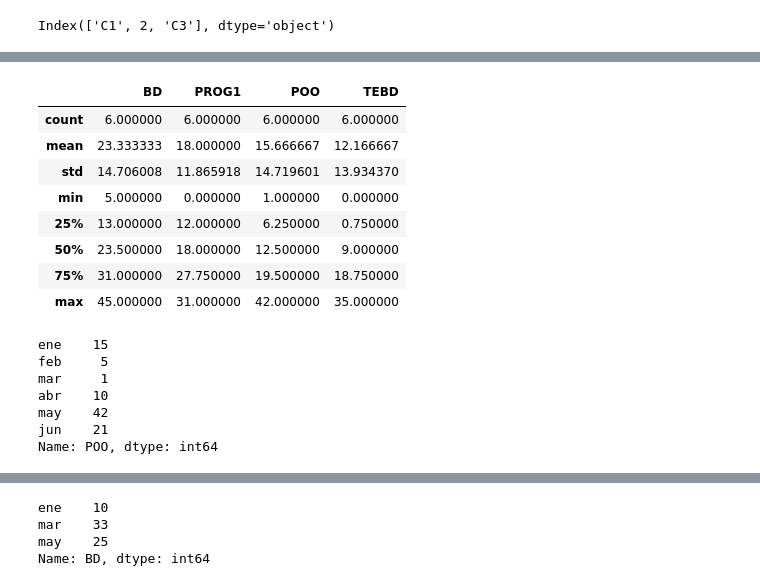
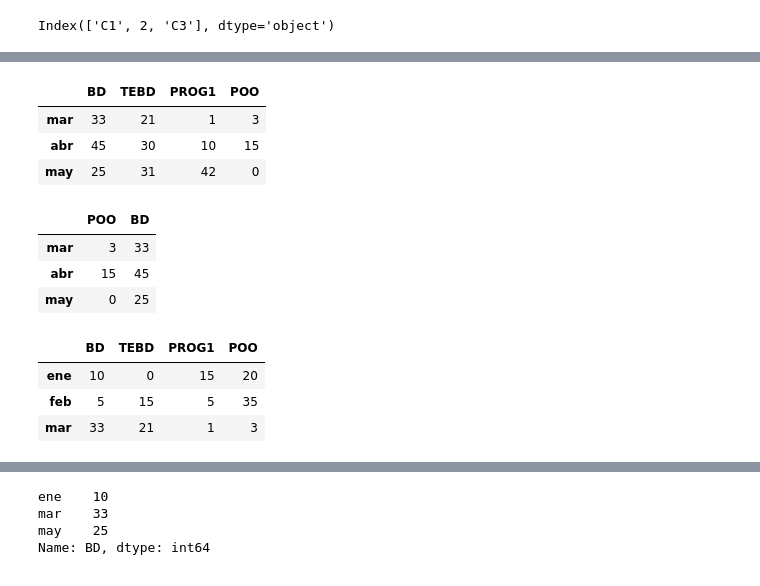
Before and after one commit to JesusCCC/InterPython, a Jupyter notebook: Pre_LiPython/Sesion1.ipynb, the cells around one changed output, grey strips where cells are left out. Cells and saved outputs as stored; diff of their text form; code cells hidden in the pictures.

```diff
--- a/Pre_LiPython/Sesion1.ipynb
+++ b/Pre_LiPython/Sesion1.ipynb
@@ -237,8 +273,4 @@ df6
 # %%
 df7 = pd.DataFrame(d, index=meses)
-
-
-#Cambiar nombres de columnas del DF
-df7.columns = {'BD', 'TEBD', 'UML', 'JAVA'}
 df7
 # %% [output]
@@ -249,3 +281,7 @@ df7
 | abril | 45 | 30 | 10 | 15 |
 | mayo | 25 | 31 | 42 | 0 |
 | junio | 22 | 11 | 21 | 0 |
+# %%
+#RENOMBRAMOS LAS COLUMNAS DEL DATA FRAME
+df7.columns =['BD', 'TEBD', 'UML', 'JAVA']
+df7
@@ -273,6 +317,3 @@ df7
 | abr | 45 | 30 | 10 | 15 |
 | may | 25 | 31 | 42 | 0 |
 | jun | 22 | 11 | 21 | 0 |
-# %%
-df7.rename(index = {'feb':'febrero','may':'mayo'}, inplace=True)
-df7
@@ -287,6 +320,5 @@ df7
 # %%
-df7.rename(index = {'febrero':'feb', 'mayo':'may'},
-          columns={'SI':'PROG1'},
-          inplace=True)
+#Cambiar el nombre de algunos indices y columnas del DF
+df7.rename(index={'febrero':'feb', 'mayo':'may'}, columns={'SI':'PROG1'}, inplace=True)
 df7
 # %% [output]
@@ -300,22 +343,22 @@ df7
+# %%
+#Visualizar un rango de indices (renglones)
+df7['mar':'may']
+# %% [output]
+|  | BD | TEBD | PROG1 | POO |
+| mar | 33 | 21 | 1 | 3 |
+| abr | 45 | 30 | 10 | 15 |
+| may | 25 | 31 | 42 | 0 |
+# %%
+df7['mar':'may'][['POO', 'BD']]
+# %% [output]
+|  | POO | BD |
+| mar | 3 | 33 |
+| abr | 15 | 45 |
+| may | 0 | 25 |
 # %%
-df7.describe()
+df7[:3]
 # %% [output]
-|  | BD | PROG1 | POO | TEBD |
-| count | 6.000000 | 6.000000 | 6.000000 | 6.000000 |
-| mean | 23.333333 | 18.000000 | 15.666667 | 12.166667 |
-| std | 14.706008 | 11.865918 | 14.719601 | 13.934370 |
-| min | 5.000000 | 0.000000 | 1.000000 | 0.000000 |
-| 25% | 13.000000 | 12.000000 | 6.250000 | 0.750000 |
-| 50% | 23.500000 | 18.000000 | 12.500000 | 9.000000 |
-| 75% | 31.000000 | 27.750000 | 19.500000 | 18.750000 |
-| max | 45.000000 | 31.000000 | 42.000000 | 35.000000 |
+|  | BD | TEBD | PROG1 | POO |
+| ene | 10 | 0 | 15 | 20 |
+| feb | 5 | 15 | 5 | 35 |
+| mar | 33 | 21 | 1 | 3 |
-# %%
-df7['POO']
-# %% [output]
-ene    15
-feb     5
-mar     1
-abr    10
-may    42
-jun    21
-Name: POO, dtype: int64
```
Also changed, not shown: parts of 49 cells of this notebook.
